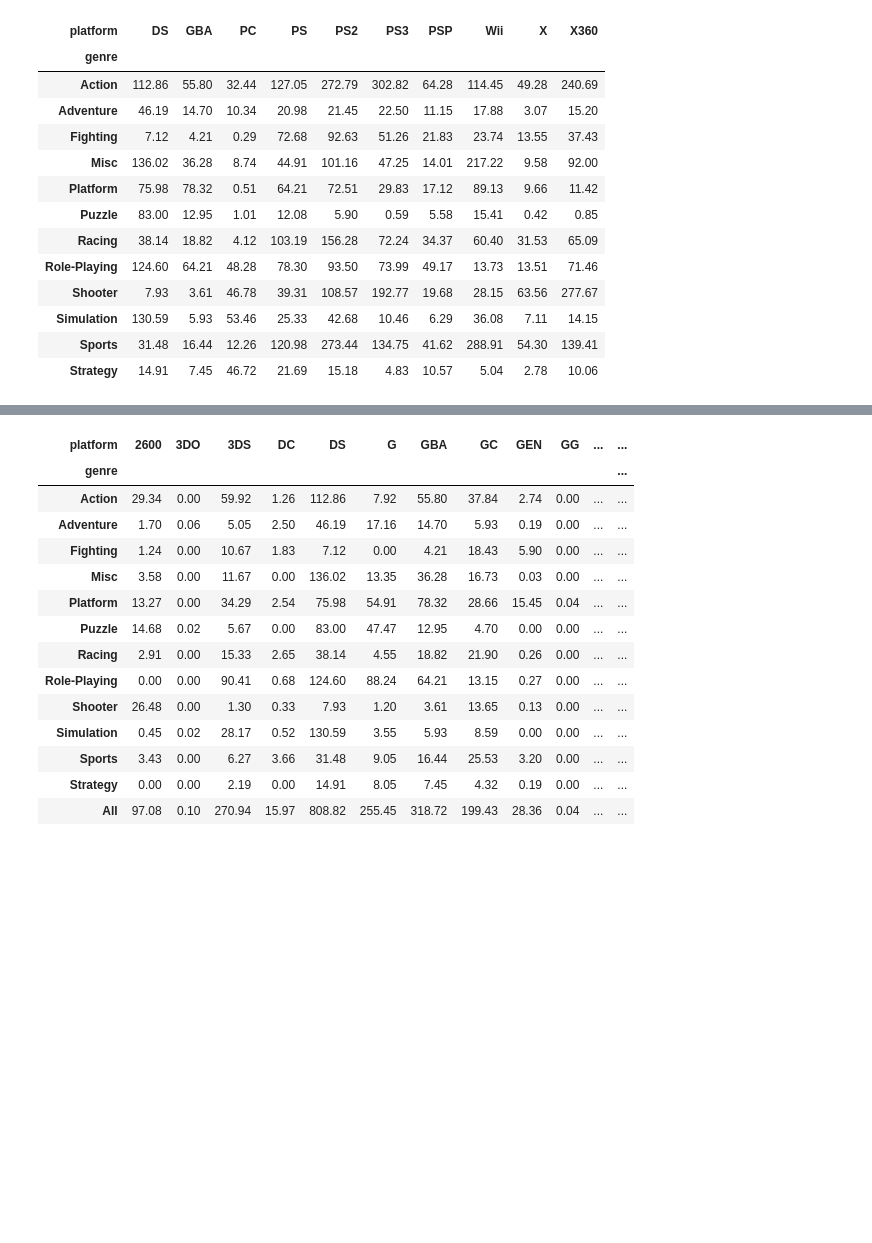
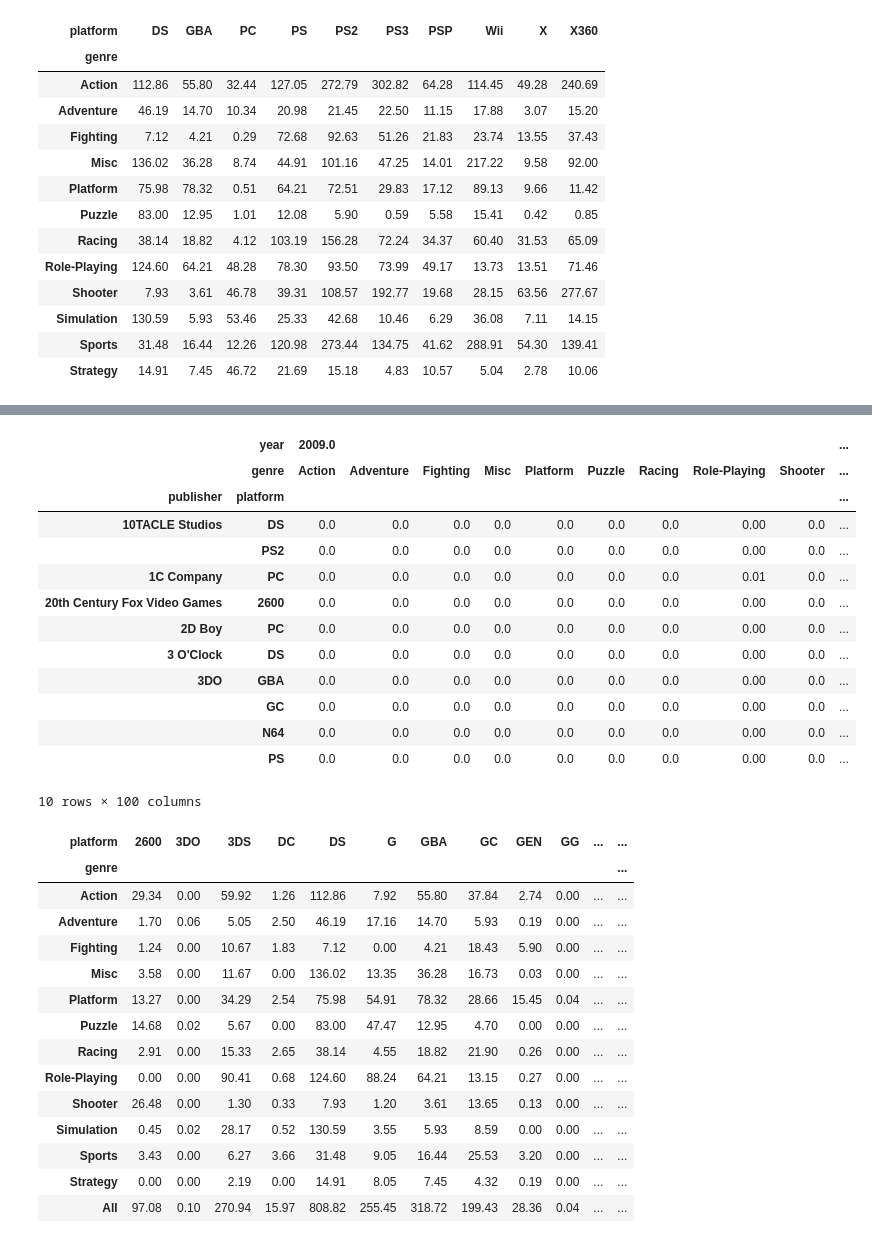
Before and after one commit to ramesaliyev/hello-pandas, a Jupyter notebook: 07- Pivot Tables.ipynb, the cells around one changed output, grey strips where cells are left out. Cells and saved outputs as stored; diff of their text form; code cells hidden in the pictures; blank space fills up the shorter version.

Commit message:
multiple additions and fixes

```diff
--- a/07- Pivot Tables.ipynb
+++ b/07- Pivot Tables.ipynb
@@ -96,3 +119,28 @@ games_of_mfps.pivot_table(values="global_sales", index="genre", columns="platfor
+# %%
+# Multiple index and columns.
+mpt = df.pivot_table(
+        values="global_sales", index=["publisher", "platform"],
+        columns=["year", "genre"], aggfunc=sum, fill_value=0, margins=True)
+
+mpt = mpt.sort_index() # DONT FORGET TO SORT INDEX
+mpt = mpt.loc[:, 2009:]
+
+mpt.head(10)
+# %% [output]
+|  | year | 2009.0 |  |  |  |  |  |  |  |  | ... |
+|  | genre | Action | Adventure | Fighting | Misc | Platform | Puzzle | Racing | Role-Playing | Shooter | ... |
+| publisher | platform |  |  |  |  |  |  |  |  |  | ... |
+| 10TACLE Studios | DS | 0.0 | 0.0 | 0.0 | 0.0 | 0.0 | 0.0 | 0.0 | 0.00 | 0.0 | ... |
+|  | PS2 | 0.0 | 0.0 | 0.0 | 0.0 | 0.0 | 0.0 | 0.0 | 0.00 | 0.0 | ... |
+| 1C Company | PC | 0.0 | 0.0 | 0.0 | 0.0 | 0.0 | 0.0 | 0.0 | 0.01 | 0.0 | ... |
+| 20th Century Fox Video Games | 2600 | 0.0 | 0.0 | 0.0 | 0.0 | 0.0 | 0.0 | 0.0 | 0.00 | 0.0 | ... |
+| 2D Boy | PC | 0.0 | 0.0 | 0.0 | 0.0 | 0.0 | 0.0 | 0.0 | 0.00 | 0.0 | ... |
+| 3 O'Clock | DS | 0.0 | 0.0 | 0.0 | 0.0 | 0.0 | 0.0 | 0.0 | 0.00 | 0.0 | ... |
+| 3DO | GBA | 0.0 | 0.0 | 0.0 | 0.0 | 0.0 | 0.0 | 0.0 | 0.00 | 0.0 | ... |
+|  | GC | 0.0 | 0.0 | 0.0 | 0.0 | 0.0 | 0.0 | 0.0 | 0.00 | 0.0 | ... |
+|  | N64 | 0.0 | 0.0 | 0.0 | 0.0 | 0.0 | 0.0 | 0.0 | 0.00 | 0.0 | ... |
+|  | PS | 0.0 | 0.0 | 0.0 | 0.0 | 0.0 | 0.0 | 0.0 | 0.00 | 0.0 | ... |
+10 rows × 100 columns
 # %%
 # NaN values may mean there is no that kind of the pair in the dataset,
 # or pair may have NaN as its value. fill_value replaces them.
```
Also changed, not shown: parts of 1 cell of this notebook, 3 other files.
